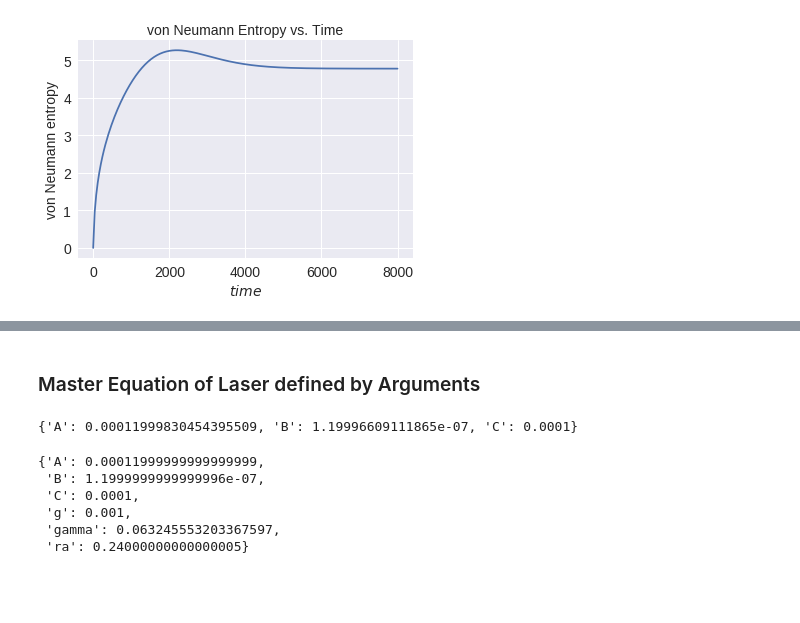
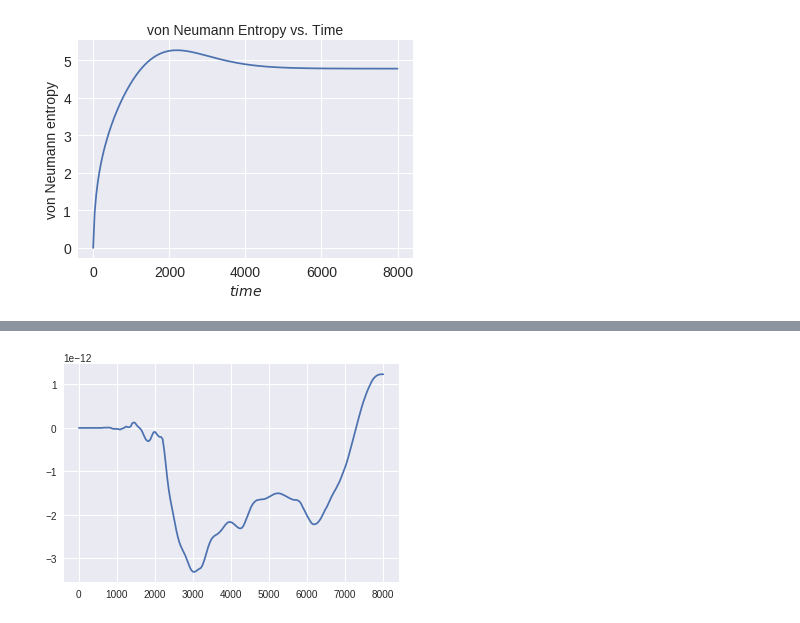
Before and after one commit to lffan/laser_entropy, a Jupyter notebook: examples/master_eq_basic_example.ipynb, the cells around one changed output, grey strips where cells are left out. Drawn from its saved outputs; the diff is of its cells as text; code cells hidden in the pictures; blank space fills up the shorter version.

Commit message:
master_eq.py done and tested

```diff
--- a/examples/master_eq_basic_example.ipynb
+++ b/examples/master_eq_basic_example.ipynb
@@ -105,17 +65,0 @@ plt.plot(t_list, l.norm_vs_t - 1)
-# %% [markdown]
-### Master Equation of Laser defined by Arguments
-# %%
-g = 0.001
-ra = 0.24
-gamma = 0.063246
-kappa = 0.0001
-
-N_max = 600
-t_list = np.linspace(0, 1200000, 101)
-
-l2 = master_eq.Laser(g, ra, gamma, kappa, N_max)
-l2.set_init_state(fock(N_max, 0))
-# %%
-l2.get_abc()
-# %% [output]
-{'A': 0.00011999830454395509, 'B': 1.19996609111865e-07, 'C': 0.0001}
@@ -130,9 +66,6 @@ def get_para(alpha, nbar, kappa, g):
-# %%
-get_para(1.2, 200, 0.0001, 0.001)
-# %% [output]
-{'A': 0.00011999999999999999,
- 'B': 1.1999999999999996e-07,
- 'C': 0.0001,
- 'g': 0.001,
- 'gamma': 0.063245553203367597,
- 'ra': 0.24000000000000005}
+# %%
+# check whether {p_m} always keeps normalized
+norm_vs_t = np.array([sum(pn) for pn in eq.get_pns()])
+plt.plot(t_list, norm_vs_t - 1);
+# %% [output]
+[figure, added]
```
Also changed, not shown: parts of 41 cells of this notebook, 1 other file.
